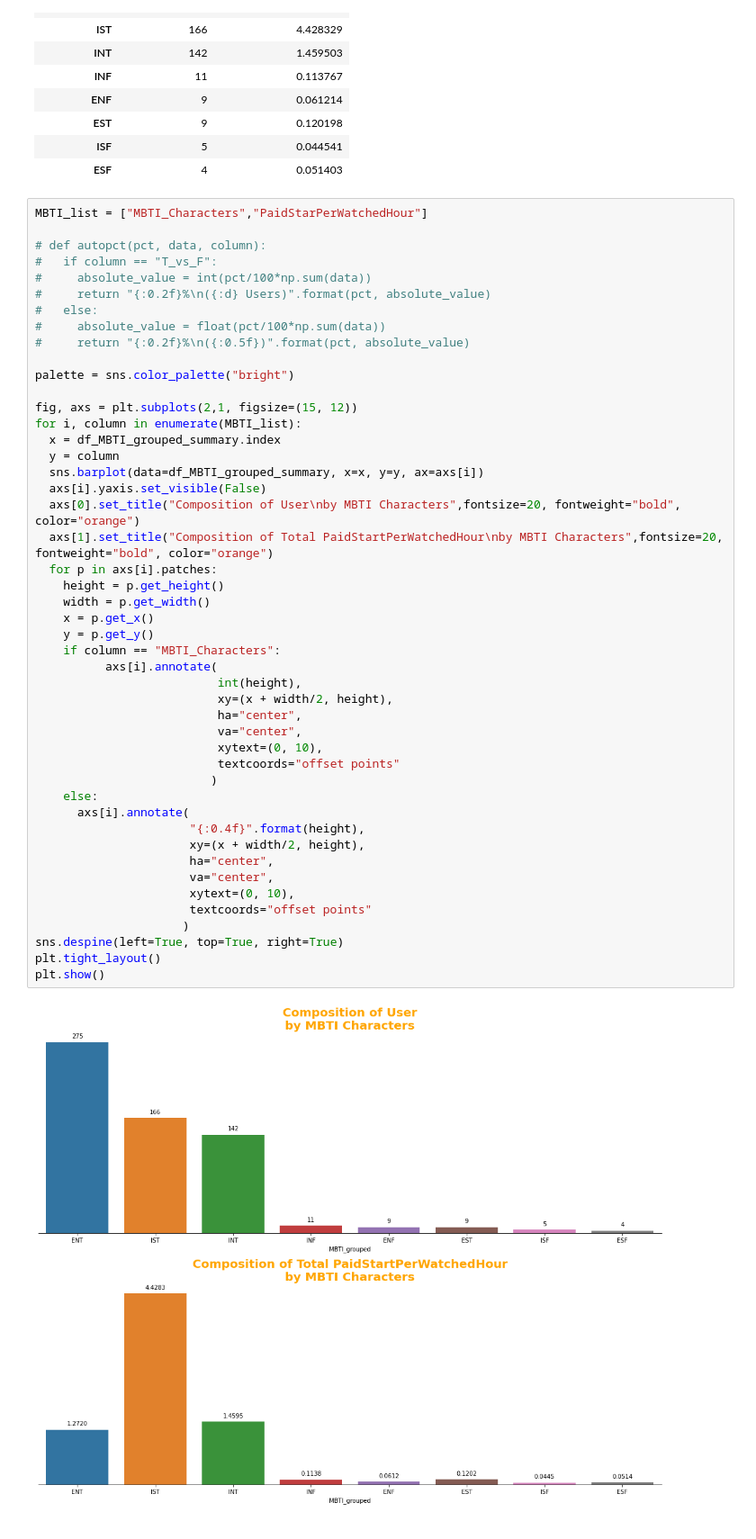
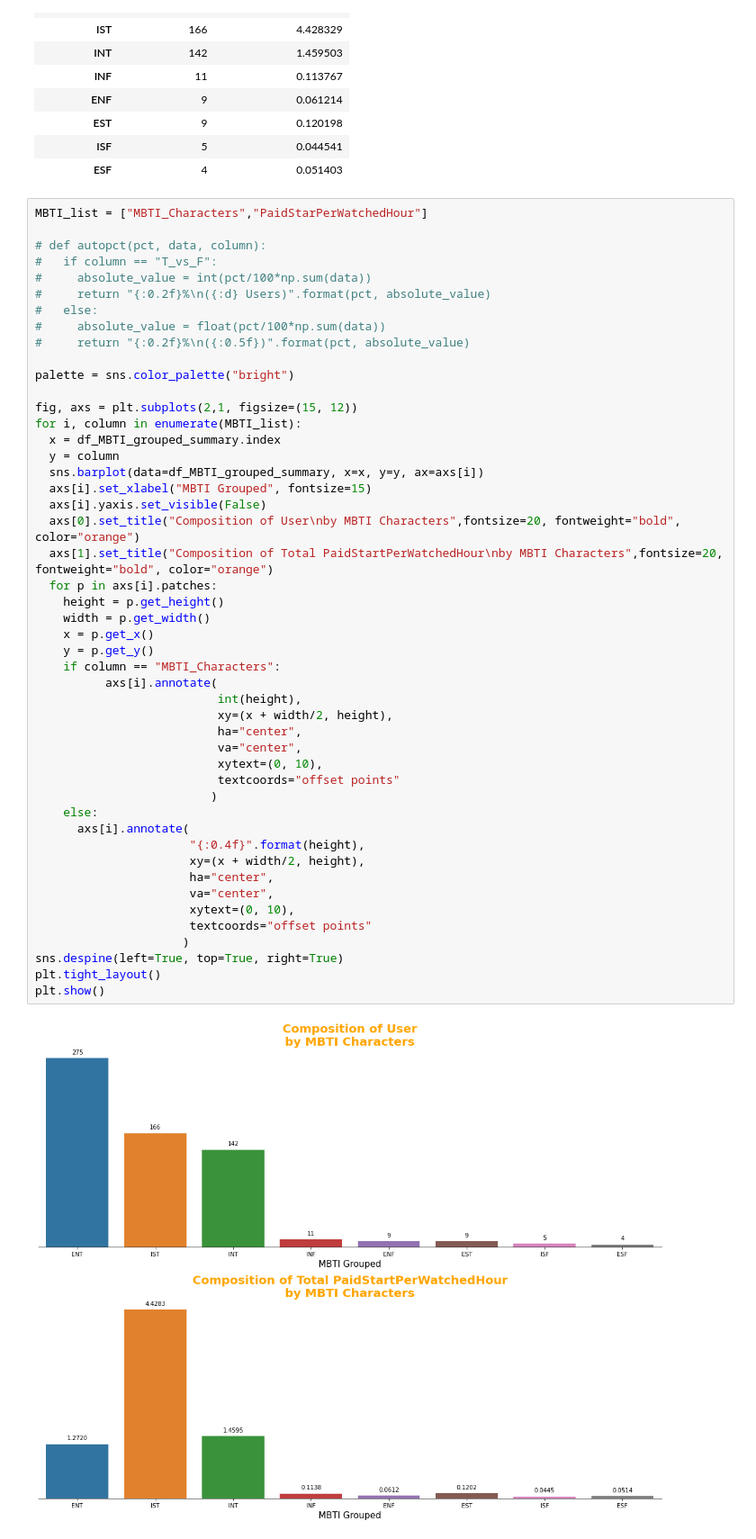
Before and after one commit to UsepSyaikalArifin/My-Projects, a Jupyter notebook: MAINGAMES Data Analyst/Jupyter Notebook/main.ipynb, the cells around one changed output. Shown at 90% size. Saved outputs shown, nothing was run; the diff lists cells and outputs as text.

```diff
--- a/MAINGAMES Data Analyst/Jupyter Notebook/main.ipynb
+++ b/MAINGAMES Data Analyst/Jupyter Notebook/main.ipynb
@@ -845,34 +845,35 @@ for i, column in enumerate(MBTI_list):
   x = df_MBTI_grouped_summary.index
   y = column
   sns.barplot(data=df_MBTI_grouped_summary, x=x, y=y, ax=axs[i])
+  axs[i].set_xlabel("MBTI Grouped", fontsize=15)
   axs[i].yaxis.set_visible(False)
   axs[0].set_title("Composition of User\nby MBTI Characters",fontsize=20, fontweight="bold", color="orange")
   axs[1].set_title("Composition of Total PaidStartPerWatchedHour\nby MBTI Characters",fontsize=20, fontweight="bold", color="orange")
   for p in axs[i].patches:
     height = p.get_height()
     width = p.get_width()
     x = p.get_x()
     y = p.get_y()
     if column == "MBTI_Characters":
           axs[i].annotate(
                           int(height),
                           xy=(x + width/2, height),
                           ha="center",
                           va="center",
                           xytext=(0, 10),
                           textcoords="offset points"
                          )
     else:
       axs[i].annotate(
                       "{:0.4f}".format(height),
                       xy=(x + width/2, height),
                       ha="center",
                       va="center",
                       xytext=(0, 10),
                       textcoords="offset points"
                      )
 sns.despine(left=True, top=True, right=True)
 plt.tight_layout()
 plt.show()
 # %% [output]
-[figure, old version]
+[figure, new version]
```
Also changed, not shown: parts of 72 cells of this notebook.
